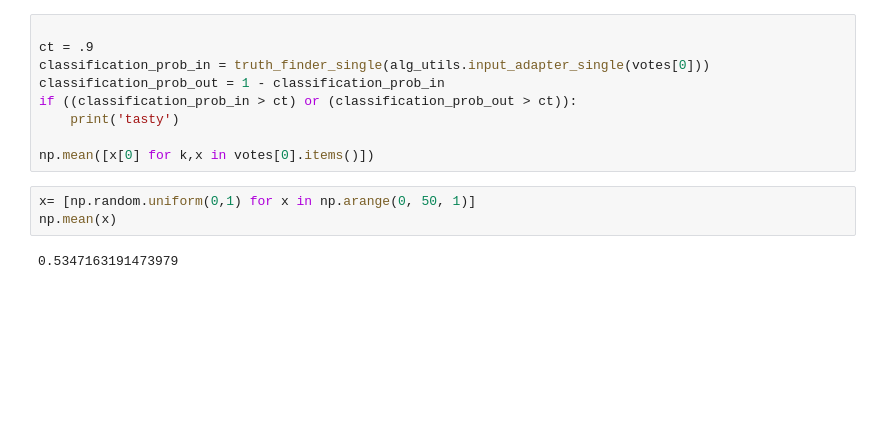
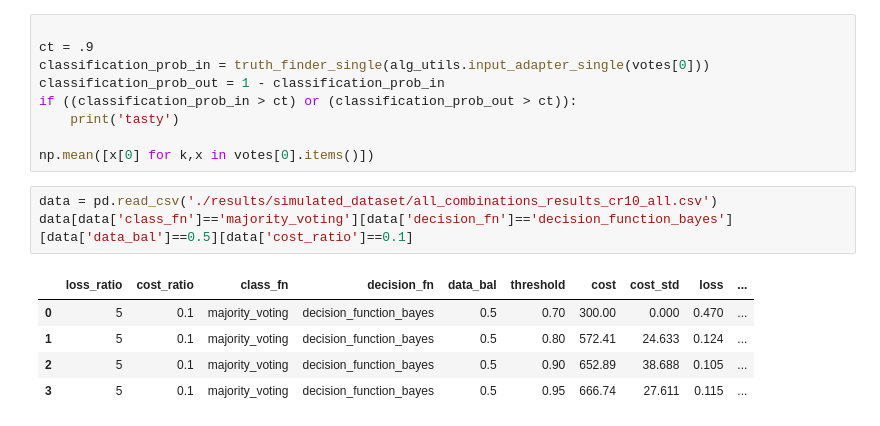
Before and after one commit to pmaglione/classification_model, a Jupyter notebook: test.ipynb, the cells around one changed output. Cells and saved outputs as stored; diff of their text form; blank space fills up the shorter version.

```diff
--- a/test.ipynb
+++ b/test.ipynb
@@ -507,10 +502,14 @@ if ((classification_prob_in > ct) or (classification_prob_out > ct)):
     print('tasty')
 
 np.mean([x[0] for k,x in votes[0].items()])
-# %%
-x= [np.random.uniform(0,1) for x in np.arange(0, 50, 1)]
-np.mean(x)
-# %% [output]
-0.5347163191473979
+# %%
+data = pd.read_csv('./results/simulated_dataset/all_combinations_results_cr10_all.csv')
+data[data['class_fn']=='majority_voting'][data['decision_fn']=='decision_function_bayes'][data['data_bal']==0.5][data['cost_ratio']==0.1]
+# %% [output]
+|  | loss_ratio | cost_ratio | class_fn | decision_fn | data_bal | threshold | cost | cost_std | loss | ... |
+| 0 | 5 | 0.1 | majority_voting | decision_function_bayes | 0.5 | 0.70 | 300.00 | 0.000 | 0.470 | ... |
+| 1 | 5 | 0.1 | majority_voting | decision_function_bayes | 0.5 | 0.80 | 572.41 | 24.633 | 0.124 | ... |
+| 2 | 5 | 0.1 | majority_voting | decision_function_bayes | 0.5 | 0.90 | 652.89 | 38.688 | 0.105 | ... |
+| 3 | 5 | 0.1 | majority_voting | decision_function_bayes | 0.5 | 0.95 | 666.74 | 27.611 | 0.115 | ... |
 # %%
 #smv_05 = pd.read_csv('./results/mv/simulated/it50_d50_b5_lr5/smart_stop_mv_not_expert_it50_d50_b5_cr05.csv')
```
Also changed, not shown: parts of 11 cells of this notebook, 27 other files.
